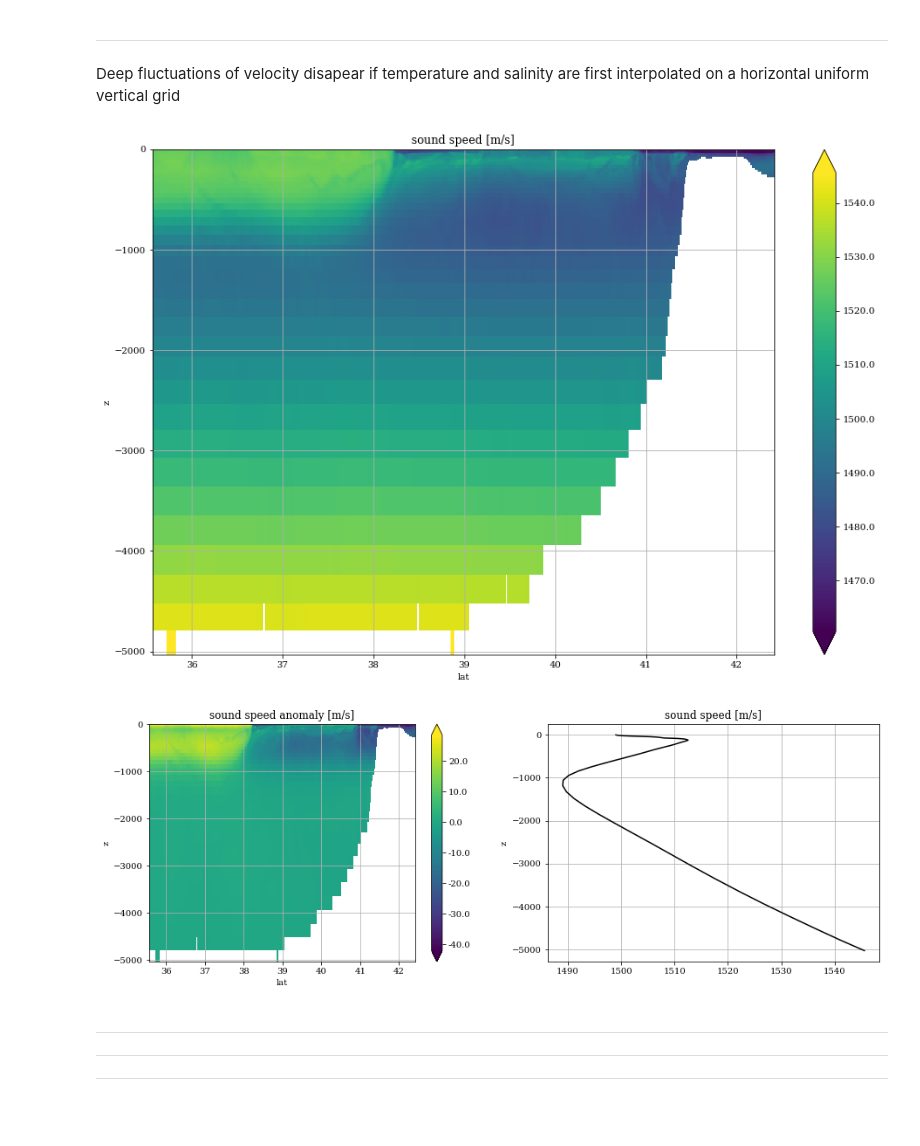
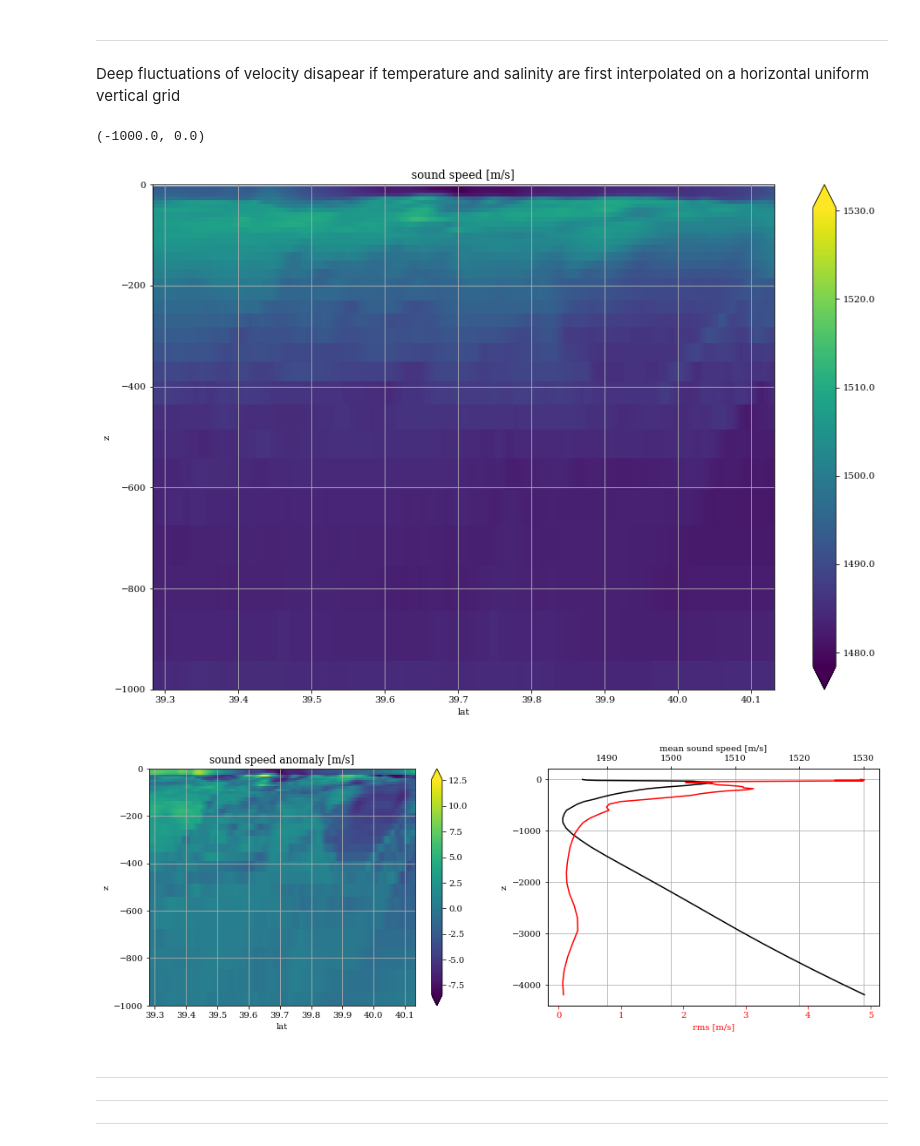
Before and after one commit to apatlpo/cognac, a Jupyter notebook: flow/celerity_maps_zoom.ipynb, the cells around one changed output. Saved outputs shown, nothing was run; the diff lists cells and outputs as text; code cells hidden in the pictures; blank space fills up the shorter version.

```diff
--- a/flow/celerity_maps_zoom.ipynb
+++ b/flow/celerity_maps_zoom.ipynb
@@ -19,7 +19,8 @@ from utils import *
 # load grid info
 grd = grid()
 
-zgrd = grd[100:150,100:200]
+di=200
+zgrd = grd[900:900+di,800:800+di]
 
 # output files
 ofiles = sorted(glob(grd._datadir+'*avg*.nc'))
@@ -163,22 +192,0 @@ that are not realistic.
-# %%
-lon = grd.lon_rho[None,:,ilon]
-lat = grd.lat_rho[None,:,ilon]
-h = grd.h[None,:,ilon]
-zeta = Dataset(ofile)['zeta'][:][[it],:,ilon]
-z = grd.get_z(zeta,h,grd.sc_r[:,None],grd.Cs_r[:,None])
-# derive surface sound speed
-S = Dataset(ofile)['salt']
-c = get_soundc(T[it,:,:,ilon], S[it,:,:,ilon], z, lon, lat)
-
-
-plt.figure(figsize=(15,10))
-ax=plt.subplot(111)
-toplt = c
-im = ax.pcolormesh(lat,z,toplt,cmap=cmap)
-cbar = plt.colorbar(im, format='%.1f', extend='both')
-ax.set_xlabel('lat')
-ax.set_ylabel('z')
-ax.set_title('sound speed [m/s]')
-ax.grid(True)
-
-#plt.savefig('figs/T_latz.png',dpi=300)
@@ -189,30 +195,40 @@ ax.grid(True)
 
 Deep fluctuations of velocity disapear if temperature and salinity are first interpolated on a horizontal uniform vertical grid
 # %%
+lon = zgrd.lon_rho[None,:,ilon]
+lat = zgrd.lat_rho[None,:,ilon]
+h = zgrd.h[None,:,ilon]
+zeta = Dataset(ofile)['zeta'][:,zgrd.ij[0],zgrd.ij[1]][[it],:,ilon]
+z = grd.get_z(zeta,h,grd.sc_r[:,None],grd.Cs_r[:,None])
+
+
 # interpolate on now a horizontally uniform grid
 
 ilat=0
 z_uni = z[:,ilat,None]
-T_uni = interp2z0(z_uni, z[:,:,None], T[it,:,:,[ilon]])[:,:,0]
-S_uni = interp2z0(z_uni, z[:,:,None], S[it,:,:,[ilon]])[:,:,0]
+T_uni = interp2z0(z_uni, z[:,:,None], T[it,:,zgrd.ij[0],zgrd.ij[1]][:,:,[ilon]])[:,:,0]
+S_uni = interp2z0(z_uni, z[:,:,None], S[it,:,zgrd.ij[0],zgrd.ij[1]][:,:,[ilon]])[:,:,0]
 c_uni = get_soundc(T_uni, S_uni, z_uni, lon, lat)
 
 
 plt.figure(figsize=(15,10))
 ax=plt.subplot(111)
 toplt = c_uni
 im = ax.pcolormesh(lat,z_uni,toplt,cmap=cmap)
 cbar = plt.colorbar(im, format='%.1f', extend='both')
 ax.set_xlabel('lat')
 ax.set_ylabel('z')
 ax.set_title('sound speed [m/s]')
 ax.grid(True)
+ax.set_ylim([-1000.,0.])
 # %% [output]
+(-1000.0, 0.0)
-[figure, old version]
+[figure, new version]
 # %%
 # show the anomaly with respect to the horizontally averaged profile
 
 c_uni_mean = np.nanmean(c_uni,axis=1,keepdims=True)
+c_uni_rms = np.nanstd(c_uni,axis=1,keepdims=True)
 
 plt.figure(figsize=(15,5))
 ax=plt.subplot(121)
@@ -223,14 +239,28 @@ ax.set_xlabel('lat')
 ax.set_ylabel('z')
 ax.set_title('sound speed anomaly [m/s]')
 ax.grid(True)
+ax.set_ylim([-1000.,0.])
 
 ax=plt.subplot(122)
 ax.plot(c_uni_mean,z_uni,'k')
 ax.set_ylabel('z')
-ax.set_title('sound speed [m/s]')
+#ax.set_title('sound speed, mean [m/s]')
+ax.set_xlabel('mean sound speed [m/s]')
 ax.grid(True)
+ax.xaxis.set_label_position('top')
+
+ax2 = ax.twiny()
+ax2.plot(c_uni_rms,z_uni,'r')
+ax2.set_xlabel('rms [m/s]', color='r')
+ax2.tick_params('x', colors='r')
+ax2.xaxis.set_label_position('bottom')
+ax2.xaxis.tick_bottom()
+
+ax.xaxis.tick_top()
+
+#plt.savefig('figs/C_latz.png',dpi=300)
 # %% [output]
-[figure, old version]
+[figure, new version]
 # %% [markdown]
 ---
 
```
Also changed, not shown: parts of 9 cells of this notebook, 3 other files.
